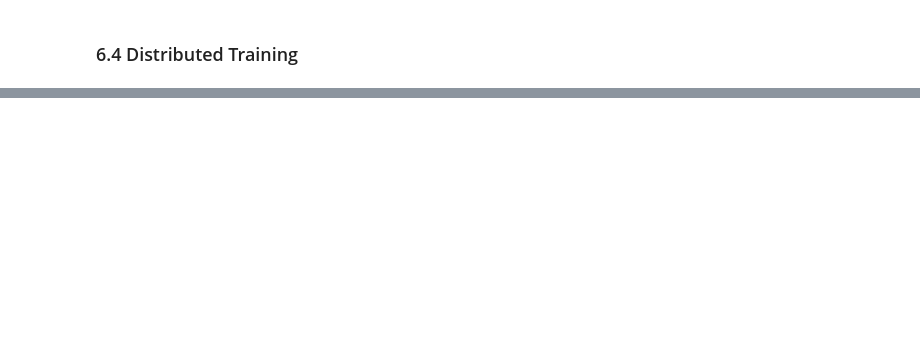
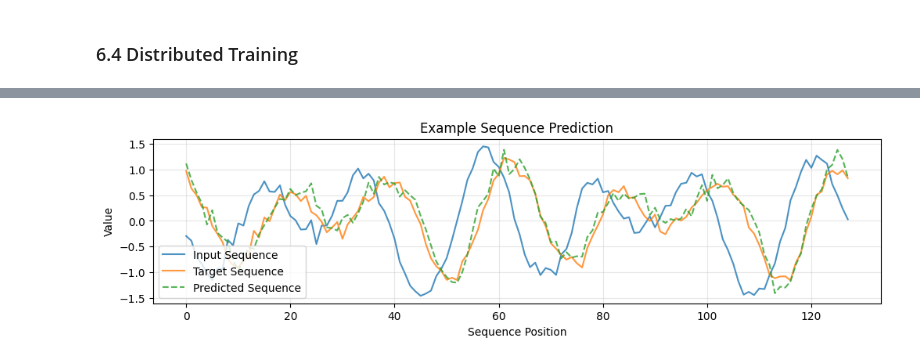
Before and after one commit to sshkhr/MinText, a Jupyter notebook: docs/tutorials/2_Data_Parallel_and_FSDP.ipynb, the cells around one changed output, grey strips where cells are left out. Cells and saved outputs as stored; diff of their text form; code cells hidden in the pictures; blank space fills up the shorter version.

```diff
--- a/docs/tutorials/2_Data_Parallel_and_FSDP.ipynb
+++ b/docs/tutorials/2_Data_Parallel_and_FSDP.ipynb
@@ -634,6 +635,6 @@ Now let's implement FSDP using the Flax NNX API.
 # %%
 # Create a 1D mesh for FSDP
 fsdp_mesh = jax.sharding.Mesh(
-  mesh_utils.create_device_mesh(8),  # 1D mesh
+  mesh_utils.create_device_mesh((8,)),  # 1D mesh
   ('fsdp',)  # Single axis for FSDP
 )
@@ -742,7 +745,7 @@ class SGD(nnx.Object):
 @nnx.jit
 def create_model():
   # Instantiate the MLP model. rngs=nnx.Rngs(0) provides PRNG keys.
-  model = MLP(1, 32, 1, rngs=nnx.Rngs(0))
+  model = MLP(128, 2048, 128, rngs=nnx.Rngs(0))
   # Create the optimizer. nnx.variables(model, nnx.Param) extracts
   # only the nnx.Param state variables from the model object.
   optimizer = SGD(nnx.variables(model, nnx.Param), 0.01, decay=0.9)
@@ -760,7 +763,7 @@ def create_model():
       return value.replace(NamedSharding(fsdp_mesh, P(*value.sharding)))
     elif path[0] == 'momentum':
       # Momentum states have the same sharding as their corresponding parameters
-      return value.replace(NamedSharding(mesh, P(*value.sharding)))
+      return value.replace(NamedSharding(fsdp_mesh, P(*value.sharding)))
     else:
       # Handle other state if necessary (e.g., learning rate if it were a Variable)
       raise ValueError(f'Unknown path: {path}')
@@ -784,7 +787,10 @@ def create_model():
 # Call the function to create the sharded model and optimizer.
 model, optimizer = create_model()
 
-# Visualize the sharding of the first weight's parameter tensor.
-jax.debug.visualize_array_sharding(model.w1.value)
-# Visualize the sharding of the first weight's momentum tensor.
-jax.debug.visualize_array_sharding(optimizer.momentum.w1.value)
+# Visualize sharding - now using the Linear layer's kernel parameters
+print("Linear 1 kernel sharding:")
+jax.debug.visualize_array_sharding(model.linear1.kernel.value)
+print("\nLinear 2 kernel sharding:")
+jax.debug.visualize_array_sharding(model.linear2.kernel.value)
+print("\nLinear 1 kernel momentum state sharding:")
+jax.debug.visualize_array_sharding(optimizer.momentum.linear1.kernel.value)
@@ -877,0 +935,16 @@ Step 9000: Loss = 0.013571878895163536
+# %%
+x_test, y_test = next(dataset(1, 1))
+y_pred = model(x_test)
+
+plt.figure(figsize=(12, 6))
+plt.subplot(2, 1, 1)
+plt.plot(x_test[0], label='Input Sequence', alpha=0.8)
+plt.plot(y_test[0], label='Target Sequence', alpha=0.8)
+plt.plot(y_pred[0], label='Predicted Sequence', linestyle='--', alpha=0.8)
+plt.xlabel('Sequence Position')
+plt.ylabel('Value')
+plt.title('Example Sequence Prediction')
+plt.legend()
+plt.grid(True, alpha=0.3)
+# %% [output]
+[figure, added]
```
Also changed, not shown: parts of 17 cells of this notebook.
